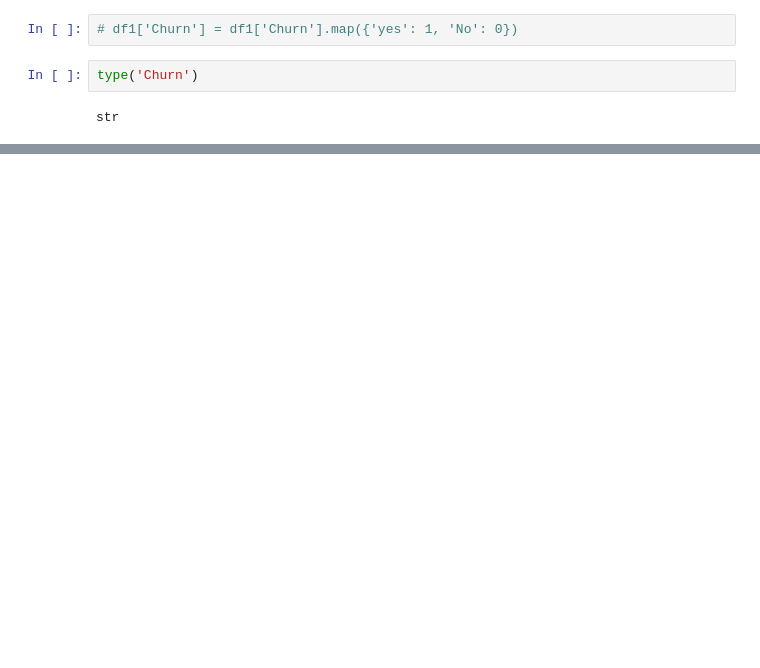
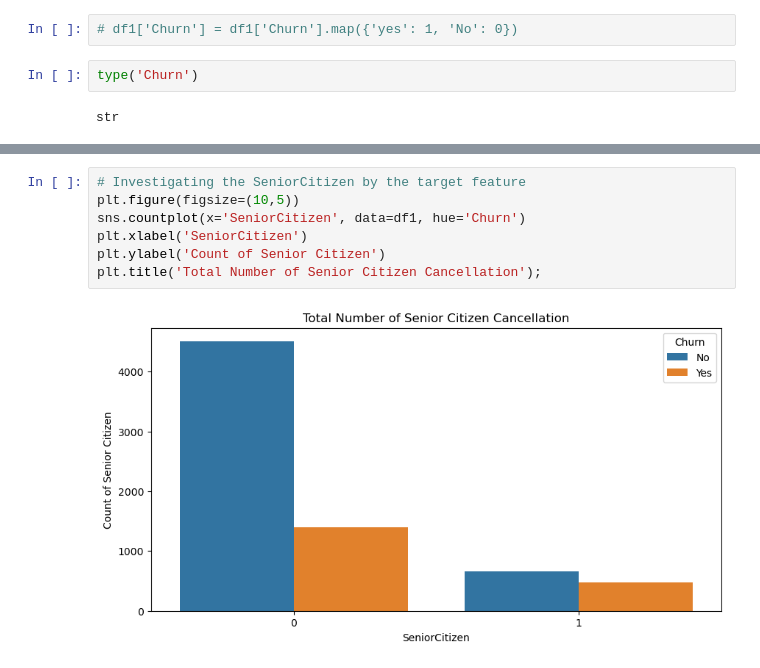
Before and after one commit to chemutai254/ML_Projects, a Jupyter notebook: Capstone_Project/CustomerChurnPrediction.ipynb, the cells around one changed output, grey strips where cells are left out. Saved outputs shown, nothing was run; the diff lists cells and outputs as text; blank space fills up the shorter version.

```diff
--- a/Capstone_Project/CustomerChurnPrediction.ipynb
+++ b/Capstone_Project/CustomerChurnPrediction.ipynb
@@ -327,0 +336,9 @@ str
+# %%
+# Investigating the SeniorCitizen by the target feature
+plt.figure(figsize=(10,5))
+sns.countplot(x='SeniorCitizen', data=df1, hue='Churn')
+plt.xlabel('SeniorCitizen')
+plt.ylabel('Count of Senior Citizen')
+plt.title('Total Number of Senior Citizen Cancellation');
+# %% [output]
+[figure, added]
```
Also changed, not shown: parts of 38 cells of this notebook, 1 other file.
